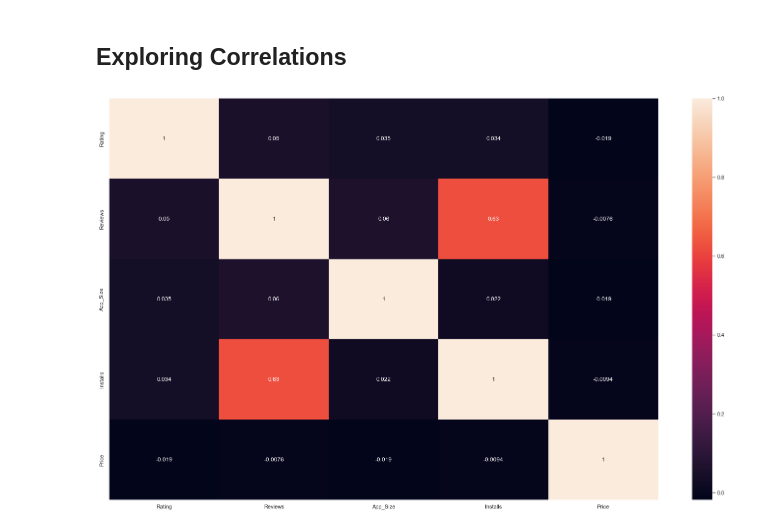
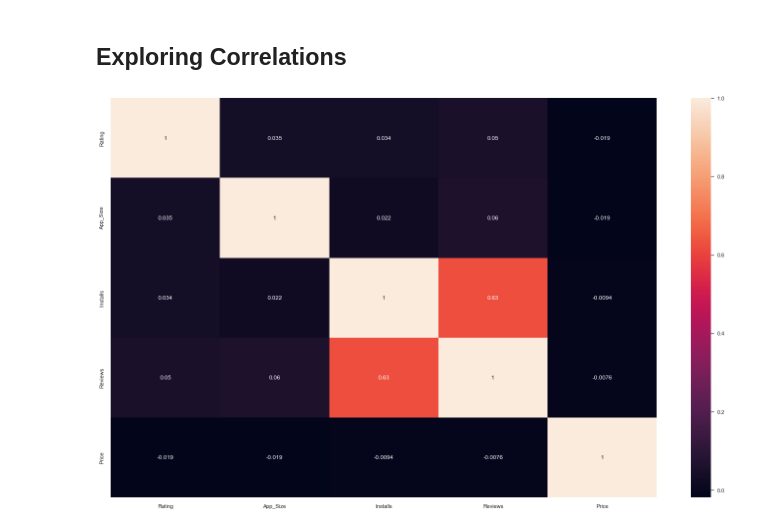
Before and after one commit to AnasMations/Google-Play-Store-Apps, a Jupyter notebook: Google Play Store App Data Analysis.ipynb, the cells around one changed output. Drawn from its saved outputs; the diff is of its cells as text; code cells hidden in the pictures.

```diff
--- a/Google Play Store App Data Analysis.ipynb
+++ b/Google Play Store App Data Analysis.ipynb
@@ -632,7 +639,8 @@ plotly.offline.iplot({'data': data, 'layout': layout})
 # %% [markdown]
 ## Exploring Correlations
 # %%
-corrmat = df.corr()
+df_corr = df[['Rating','App_Size','Installs','Reviews','Type','Price']]
+corrmat = df_corr.corr()
 p =sns.heatmap(corrmat, annot=True)
 # %% [output]
-[figure, old version]
+[figure, new version]
```
Also changed, not shown: parts of 9 cells of this notebook.
